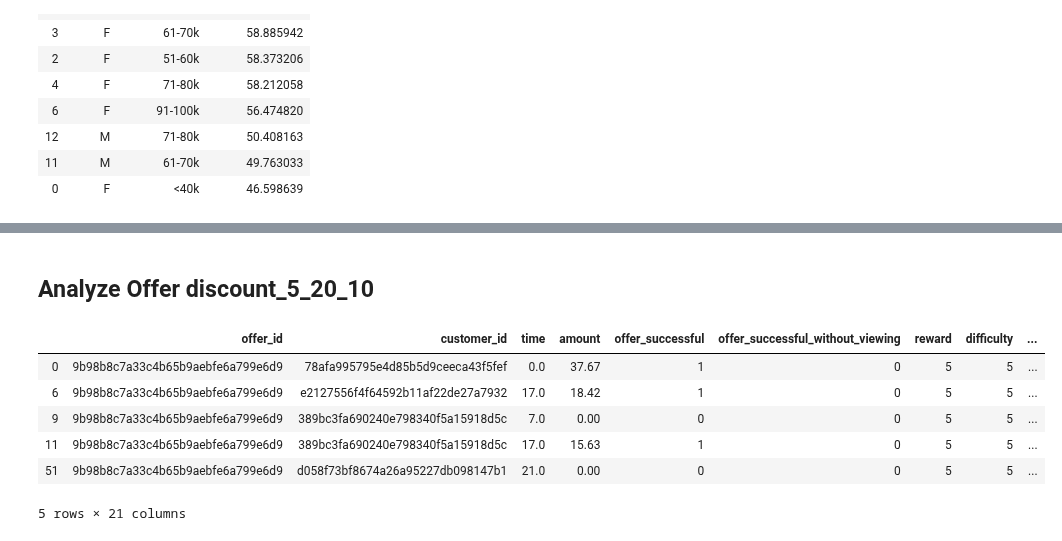
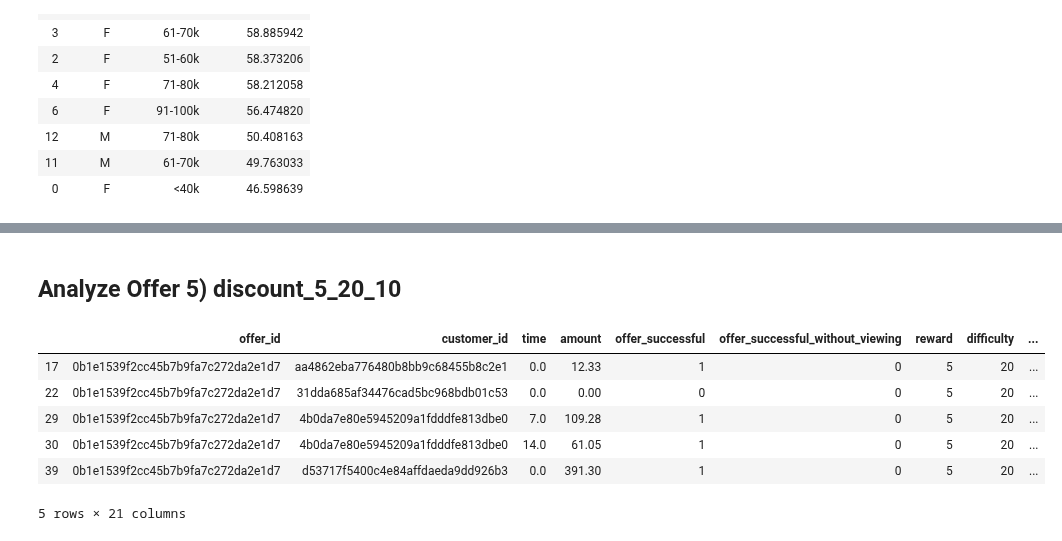
Before and after one commit to amitborkar98/Starbucks-capstone, a Jupyter notebook: Starbucks_Capstone_notebook.ipynb, the cells around one changed output, grey strips where cells are left out. Drawn from its saved outputs; the diff is of its cells as text; code cells hidden in the pictures.

Commit message:
Analysed offers 5,6 and 7

```diff
--- a/Starbucks_Capstone_notebook.ipynb
+++ b/Starbucks_Capstone_notebook.ipynb
@@ -824,16 +824,16 @@ k
 # %% [markdown]
-##  Analyze Offer discount_5_20_10
+##  Analyze Offer 5) discount_5_20_10
 # %%
 offer5 = data[data['offer_name'] == 'discount_5_20_10']
-offer5 = offer3[offer3['gender'] != 'O']
+offer5 = offer5[offer5['gender'] != 'O']
 offer5.head()
 # %% [output]
 |  | offer_id | customer_id | time | amount | offer_successful | offer_successful_without_viewing | reward | difficulty | ... |
-| 0 | 9b98b8c7a33c4b65b9aebfe6a799e6d9 | 78afa995795e4d85b5d9ceeca43f5fef | 0.0 | 37.67 | 1 | 0 | 5 | 5 | ... |
-| 6 | 9b98b8c7a33c4b65b9aebfe6a799e6d9 | e2127556f4f64592b11af22de27a7932 | 17.0 | 18.42 | 1 | 0 | 5 | 5 | ... |
-| 9 | 9b98b8c7a33c4b65b9aebfe6a799e6d9 | 389bc3fa690240e798340f5a15918d5c | 7.0 | 0.00 | 0 | 0 | 5 | 5 | ... |
-| 11 | 9b98b8c7a33c4b65b9aebfe6a799e6d9 | 389bc3fa690240e798340f5a15918d5c | 17.0 | 15.63 | 1 | 0 | 5 | 5 | ... |
-| 51 | 9b98b8c7a33c4b65b9aebfe6a799e6d9 | d058f73bf8674a26a95227db098147b1 | 21.0 | 0.00 | 0 | 0 | 5 | 5 | ... |
+| 17 | 0b1e1539f2cc45b7b9fa7c272da2e1d7 | aa4862eba776480b8bb9c68455b8c2e1 | 0.0 | 12.33 | 1 | 0 | 5 | 20 | ... |
+| 22 | 0b1e1539f2cc45b7b9fa7c272da2e1d7 | 31dda685af34476cad5bc968bdb01c53 | 0.0 | 0.00 | 0 | 0 | 5 | 20 | ... |
+| 29 | 0b1e1539f2cc45b7b9fa7c272da2e1d7 | 4b0da7e80e5945209a1fdddfe813dbe0 | 7.0 | 109.28 | 1 | 0 | 5 | 20 | ... |
+| 30 | 0b1e1539f2cc45b7b9fa7c272da2e1d7 | 4b0da7e80e5945209a1fdddfe813dbe0 | 14.0 | 61.05 | 1 | 0 | 5 | 20 | ... |
+| 39 | 0b1e1539f2cc45b7b9fa7c272da2e1d7 | d53717f5400c4e84affdaeda9dd926b3 | 0.0 | 391.30 | 1 | 0 | 5 | 20 | ... |
 5 rows × 21 columns
 # %%
 k=offer4.groupby(['gender','age-range'])['offer_successful'].mean().reset_index().sort_values(by='offer_successful', ascending=False).head(10)
```
Also changed, not shown: parts of 21 cells of this notebook.
